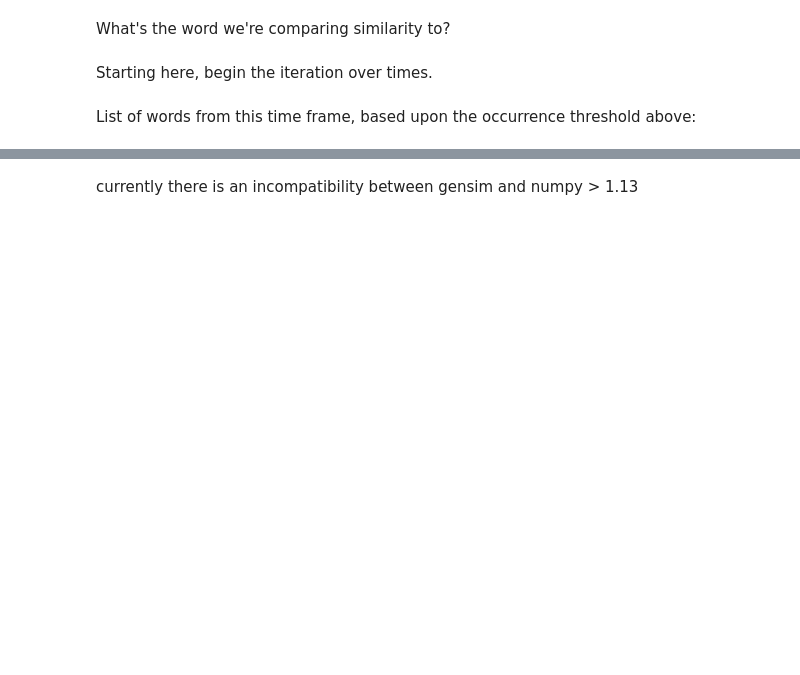
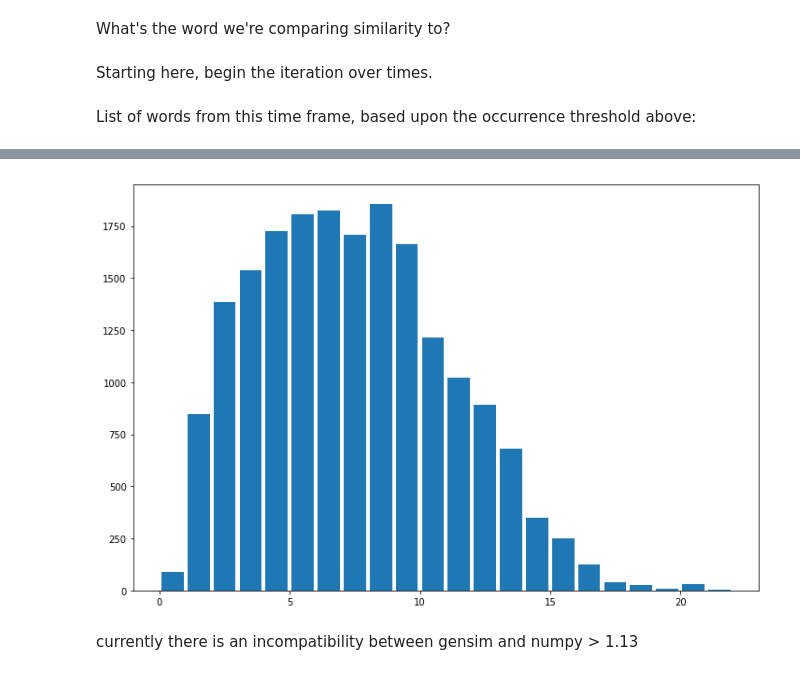
Before and after one commit to brownworth/TwitterDisaster, a Jupyter notebook: Related-Words.ipynb, the cells around one changed output, grey strips where cells are left out. Drawn from its saved outputs; the diff is of its cells as text; code cells hidden in the pictures; blank space fills up the shorter version.

```diff
--- a/Related-Words.ipynb
+++ b/Related-Words.ipynb
@@ -152,3 +146,8 @@ Name: tweet_text, Length: 18523, dtype: object
+# %%
+hist_fig2 = plt.figure(figsize=(12,8))
+plt.hist(tweet_window['tweet_text'].apply(tokens_no_stopwords).apply(len),bins=22,rwidth=.85);
+# %% [output]
+[figure, added]
 # %% [markdown]
 currently there is an incompatibility between gensim and numpy > 1.13
 # %%
```
Also changed, not shown: parts of 17 cells of this notebook.
